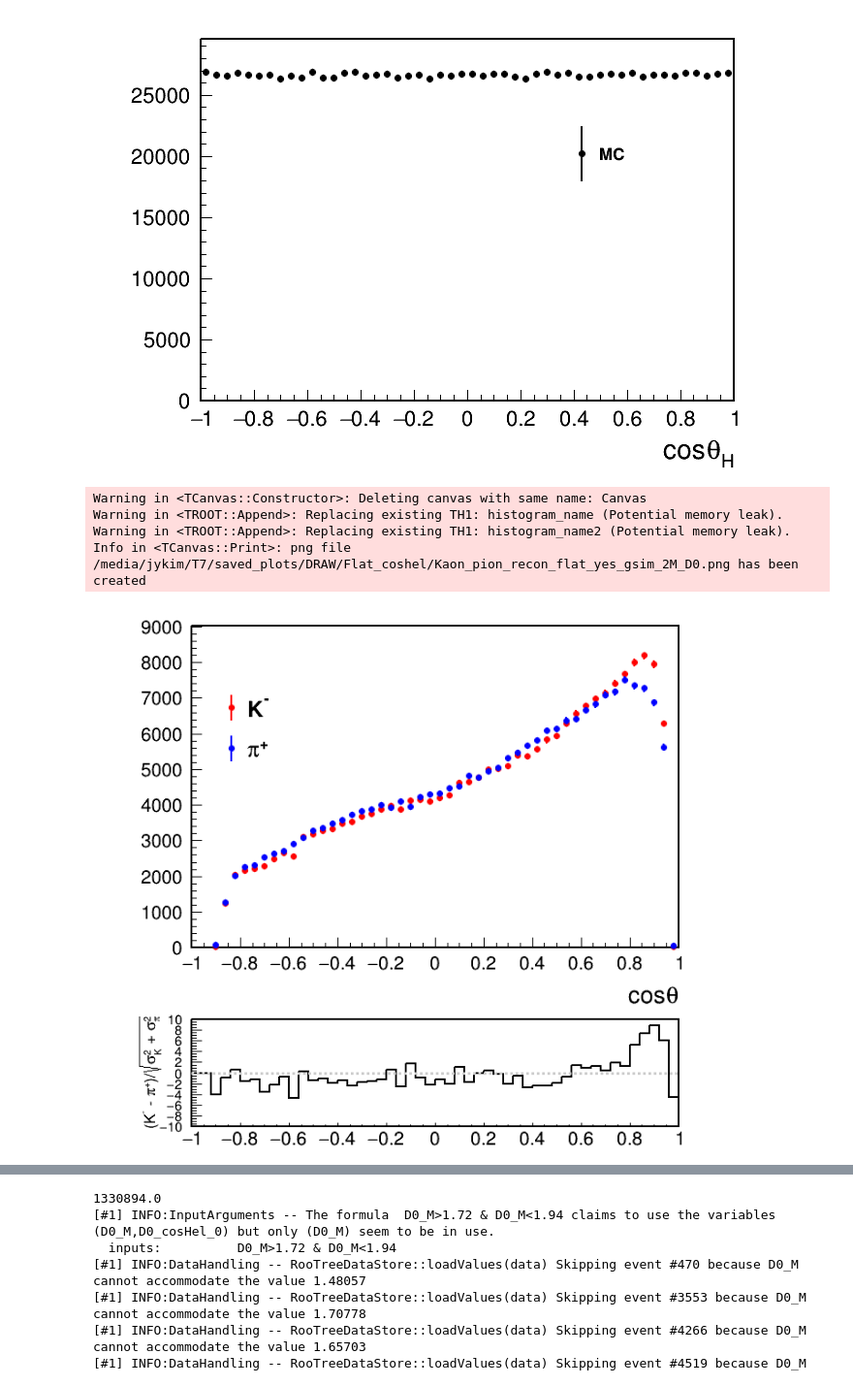
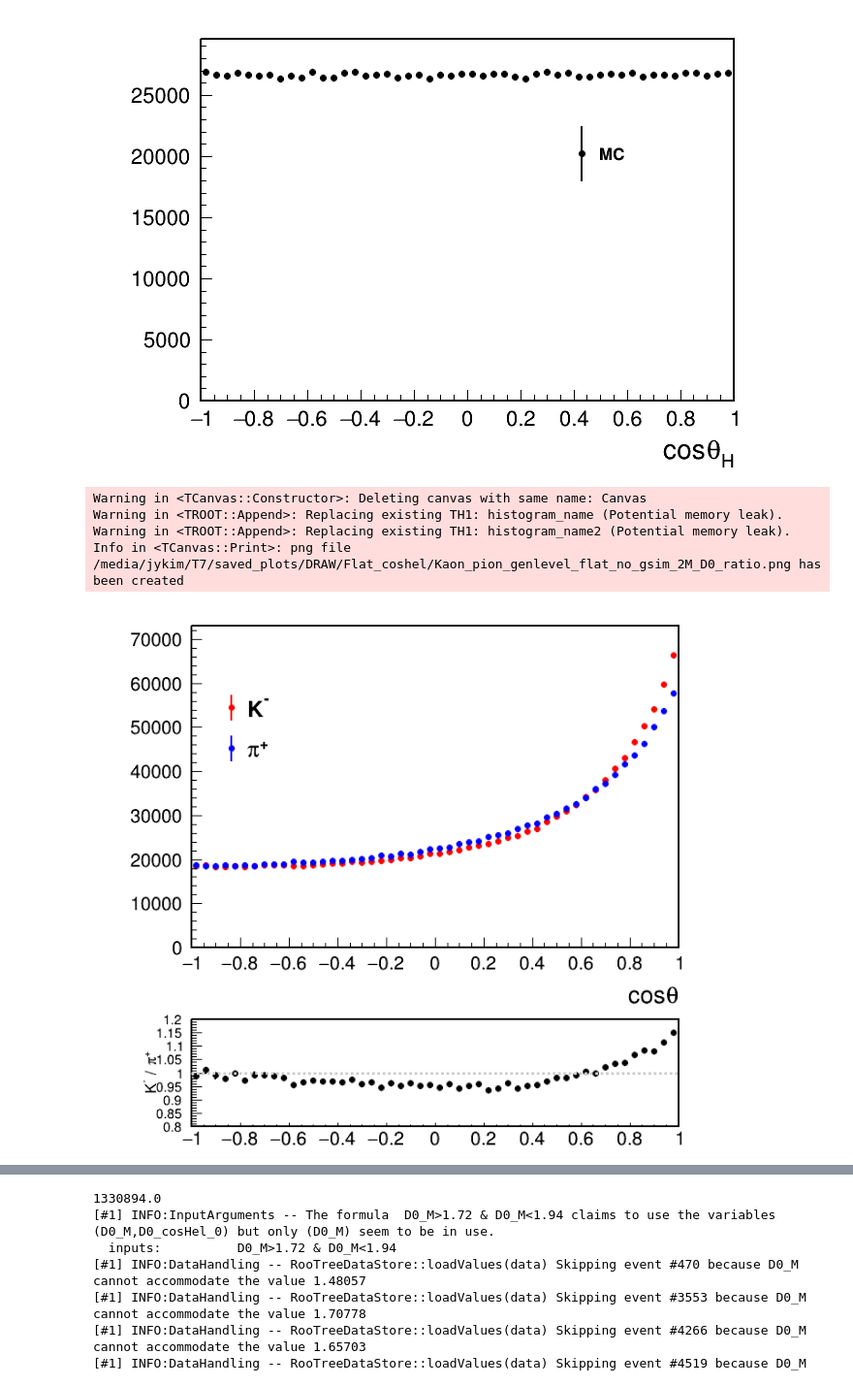
Before and after one commit to jykim-physics/DRAW_and_FITTING, a Jupyter notebook: main/FITTING/antiKstargamma/1D_1ab_sigbkg/antiKstar_signal_1ab.ipynb, the cells around one changed output, grey strips where cells are left out. Shown: that part at 97% size. Drawn from its saved outputs; the diff is of its cells as text; code cells hidden in the pictures.

```diff
--- a/main/FITTING/antiKstargamma/1D_1ab_sigbkg/antiKstar_signal_1ab.ipynb
+++ b/main/FITTING/antiKstargamma/1D_1ab_sigbkg/antiKstar_signal_1ab.ipynb
@@ -710,67 +710,90 @@ canv.Update()
 
 
 canv.cd(2)
-# Calculate the difference between the histograms
-histogram_difference = histogram.Clone("histogram_difference")
-histogram_difference.Add(histogram2, -1)  # Subtract histogram2 from histogram
+# # Calculate the ratio between the histograms
+# histogram_ratio = histogram.Clone("histogram_ratio")
+# histogram_ratio.Divide(histogram2)
 
-# Calculate the combined error for each bin
-histogram_combined_error = histogram.Clone("histogram_combined_error")
-for bin in range(1, histogram.GetNbinsX() + 1):
-    combined_error = (histogram.GetBinError(bin) ** 2 + histogram2.GetBinError(bin) ** 2) ** 0.5
-    histogram_combined_error.SetBinContent(bin, combined_error)
+# # Calculate the combined error for each bin
+# histogram_combined_error = histogram.Clone("histogram_combined_error")
+# for bin in range(1, histogram.GetNbinsX() + 1):
+#     combined_error = (histogram.GetBinError(bin) ** 2 + histogram2.GetBinError(bin) ** 2) ** 0.5
+#     histogram_combined_error.SetBinContent(bin, combined_error)
 
-# Create a histogram for the difference divided by the combined error
-histogram_difference_ratio = histogram_difference.Clone("histogram_difference_ratio")
-histogram_difference_ratio.Divide(histogram_combined_error)
+# # Create a histogram for the difference divided by the combined error
+# histogram_difference_ratio = histogram_difference.Clone("histogram_difference_ratio")
+# histogram_difference_ratio.Divide(histogram_combined_error)
 
 
+# Calculate the ratio between the histograms
+histogram_ratio = histogram.Clone("histogram_ratio")
+histogram_ratio.Divide(histogram2)  # Divide histogram by histogram2
+
+
+# # Calculate the combined error for each bin
+histogram_combined_error = histogram_ratio.Clone("histogram_combined_error")
+# for bin in range(1, histogram.GetNbinsX() + 1):
+#     combined_error = histogram_ratio.GetBinContent(bin) * (((histogram.GetBinError(bin) / histogram.GetBinContent(bin))  ** 2 + (histogram2.GetBinError(bin)/ histogram2.GetBinContent(bin)) ** 2) ** 0.5)
+#     histogram_ratio.SetBinError(bin, combined_error)
+#     #     histogram_combined_error.SetBinContent(bin, combined_error)
+
+for bin in range(1, histogram.GetNbinsX() + 1):
+    bin_content_hist = histogram.GetBinContent(bin)
+    bin_content_hist2 = histogram2.GetBinContent(bin)
+    if bin_content_hist2 != 0:
+        combined_error = histogram_ratio.GetBinContent(bin) * (((histogram.GetBinError(bin) / bin_content_hist)  ** 2 + (histogram2.GetBinError(bin) / bin_content_hist2) ** 2) ** 0.5)
+        histogram_ratio.SetBinError(bin, combined_error)
+    else:
+        histogram_ratio.SetBinError(bin, 0.0)
+
 # Set X-axis title
-histogram_difference_ratio.GetXaxis().SetTitle("cos#theta")
+# histogram_difference_ratio.GetXaxis().SetTitle("cos#theta")
 
 # Set Y-axis title for the ratio plot
-histogram_difference_ratio.GetYaxis().SetTitle("(K^{-} - #pi^{+})/#sqrt{#sigma_{K}^{2} + #sigma_{#pi}^{2}}")
-histogram_difference_ratio.GetXaxis().SetTitleSize(0)
-histogram_difference_ratio.GetYaxis().SetTitleSize(0.12)
-histogram_difference_ratio.GetYaxis().SetTitleOffset(0.35)
-histogram_difference_ratio.GetYaxis().CenterTitle(True)
-histogram_difference_ratio.GetXaxis().SetLabelSize(0.15)
-histogram_difference_ratio.GetYaxis().SetLabelSize(0.105)
+histogram_ratio.GetYaxis().SetTitle("K^{-} / #pi^{+}")
+histogram_ratio.GetXaxis().SetTitleSize(0)
+histogram_ratio.GetYaxis().SetTitleSize(0.12)
+histogram_ratio.GetYaxis().SetTitleOffset(0.35)
+histogram_ratio.GetYaxis().CenterTitle(True)
+histogram_ratio.GetXaxis().SetLabelSize(0.15)
+histogram_ratio.GetYaxis().SetLabelSize(0.105)
 
 # Set the minimum and maximum value of y-axis for the ratio plot
-histogram_difference_ratio.GetYaxis().SetRangeUser(-10,10)  # Adjust as needed
+histogram_ratio.GetYaxis().SetRangeUser(0.8,1.2)  # Adjust as needed
+# histogram_ratio.GetYaxis().SetRangeUser(0.9,1.2)  # Adjust as needed
 
-histogram_difference_ratio.SetMarkerColor(ROOT.kBlack)  # Change to your desired color
-histogram_difference_ratio.SetLineColor(ROOT.kBlack)
+histogram_ratio.SetMarkerColor(ROOT.kBlack)  # Change to your desired color
+histogram_ratio.SetLineColor(ROOT.kBlack)
 
 
 # Draw the ratio plot
-histogram_difference_ratio.Draw("HIST")
+# histogram_ratio.Draw("P")
+histogram_ratio.Draw("PE")
 
 xmin1=-1
 xmax1=1
 # xmax1 = 0.18
-line = ROOT.TLine(xmin1,0.0,xmax1,0.0)
+line = ROOT.TLine(xmin1,1,xmax1,1)
 
 
 line.SetLineColor(ROOT.kGray)
 line.SetLineWidth(3)
 line.SetLineStyle(ROOT.kDashed)
 
 line.Draw("SAME")
 
 canv.Update()
 canv.Draw()
 
 
 
 
 # Save the plot to a file if needed
-#canv.SaveAs("/media/jykim/T7/saved_plots/DRAW/Flat_coshel/Kaon_pion_genlevel_flat_no_gsim_2M_D0.png")
-canv.SaveAs("/media/jykim/T7/saved_plots/DRAW/Flat_coshel/Kaon_pion_recon_flat_yes_gsim_2M_D0.png")
+canv.SaveAs("/media/jykim/T7/saved_plots/DRAW/Flat_coshel/Kaon_pion_genlevel_flat_no_gsim_2M_D0_ratio.png")
+# canv.SaveAs("/media/jykim/T7/saved_plots/DRAW/Flat_coshel/Kaon_pion_recon_flat_yes_gsim_2M_D0_ratio.png")
 # %% [output]
 Warning in <TCanvas::Constructor>: Deleting canvas with same name: Canvas
 Warning in <TROOT::Append>: Replacing existing TH1: histogram_name (Potential memory leak).
 Warning in <TROOT::Append>: Replacing existing TH1: histogram_name2 (Potential memory leak).
-Info in <TCanvas::Print>: png file /media/jykim/T7/saved_plots/DRAW/Flat_coshel/Kaon_pion_recon_flat_yes_gsim_2M_D0.png has been created
+Info in <TCanvas::Print>: png file /media/jykim/T7/saved_plots/DRAW/Flat_coshel/Kaon_pion_genlevel_flat_no_gsim_2M_D0_ratio.png has been created
-[figure, old version]
+[figure, new version]
```
Also changed, not shown: parts of 3 cells of this notebook, 18 other files.
